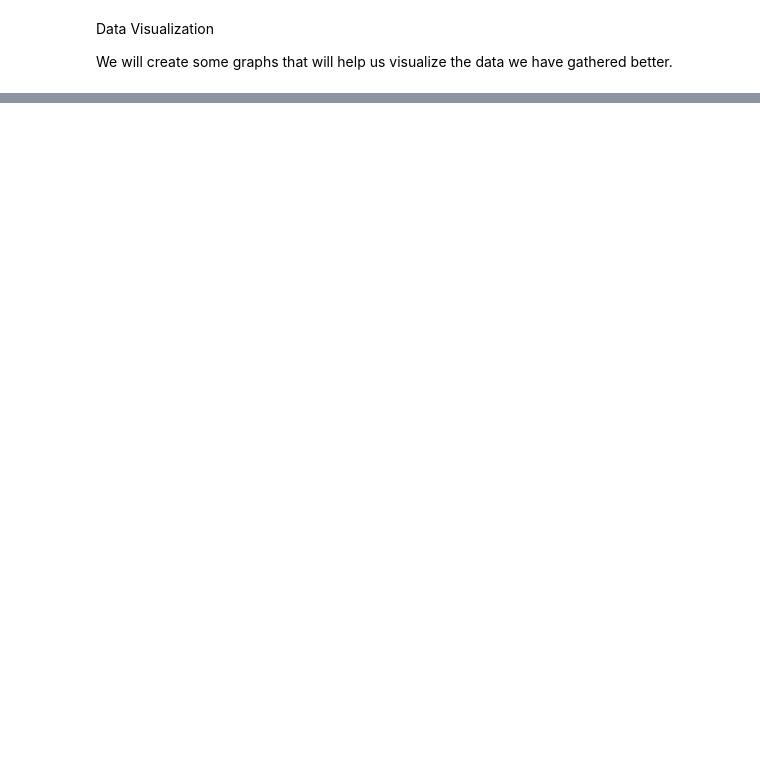
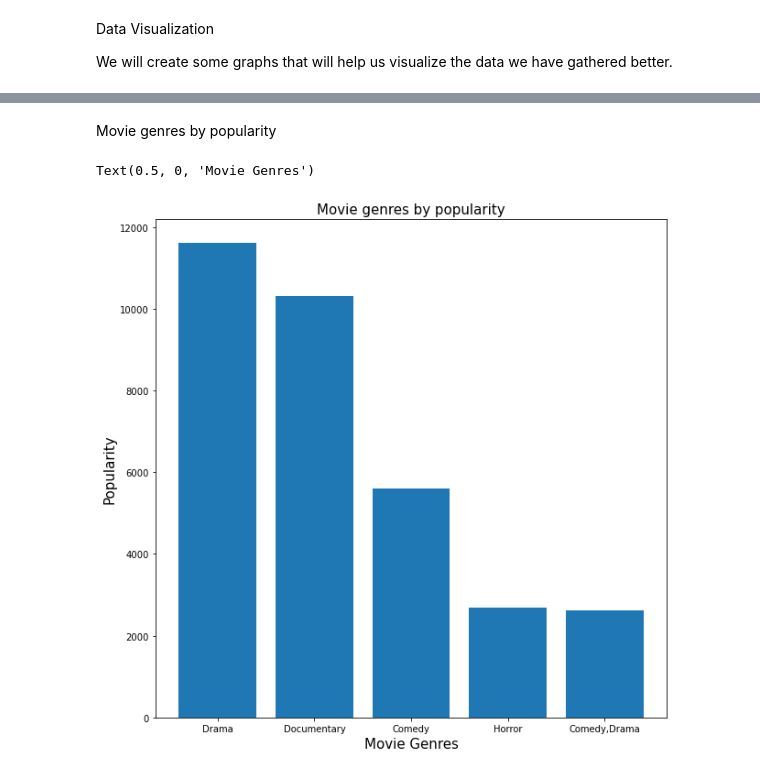
Before and after one commit to KeruboJ/dsc-phase-1-project-v2-4, a Jupyter notebook: student.ipynb, the cells around one changed output, grey strips where cells are left out. Saved outputs shown, nothing was run; the diff lists cells and outputs as text; code cells hidden in the pictures; blank space fills up the shorter version.

```diff
--- a/student.ipynb
+++ b/student.ipynb
@@ -282,9 +282,3 @@ imdb_tables
 | 73854 | tt9914942 | La vida sense la Sara Amat | La vida sense la Sara Amat | 2019 | NaN | None | 6.6 | ... |
 | 73855 | tt9916160 | Drømmeland | Drømmeland | 2019 | 72.0 | Documentary | 6.5 | ... |
 73856 rows × 8 columns
-# %%
-conn = sqlite3.connect('zippedData/im.db')
-
-imdb_tables = pd.read_sql("""SELECT name FROM sqlite_master WHERE type = 'table';""", conn)
-
-imdb_tables
@@ -683,3 +667,7 @@ Length: 1247, dtype: float64
 movies_profit.shape
 # %% [output]
 (1247,)
+# %%
+movie_basics.set_index('movie_id', inplace=True)
+
+movie_basics.head()
@@ -685,0 +682,4 @@ movies_profit.shape
+# %%
+movie_ratings.set_index('movie_id', inplace=True)
+
+movie_ratings.head()
@@ -685,0 +694,6 @@ movies_profit.shape
+# %%
+imdb_joined = movie_basics.join(movie_ratings, how='outer')
+
+imdb_joined.dropna(inplace=True)
+
+imdb_joined.info()
@@ -689,0 +784,18 @@ We will create some graphs that will help us visualize the data we have gathered
+# %% [markdown]
+Movie genres by popularity
+# %%
+fig, ax = plt.subplots(figsize=(10,10))
+
+
+popular_genres = imdb_joined['genres'].value_counts()[0:5].index.to_list()
+popular_genres_freq = imdb_joined['genres'].value_counts()[0:5].to_list()
+
+
+ax.bar(popular_genres, popular_genres_freq)
+
+ax.set_title("Movie genres by popularity", fontsize = 15)
+ax.set_ylabel("Popularity", fontsize = 15)
+ax.set_xlabel("Movie Genres", fontsize = 15)
+# %% [output]
+Text(0.5, 0, 'Movie Genres')
+[figure, added]
```
Also changed, not shown: parts of 15 cells of this notebook.
